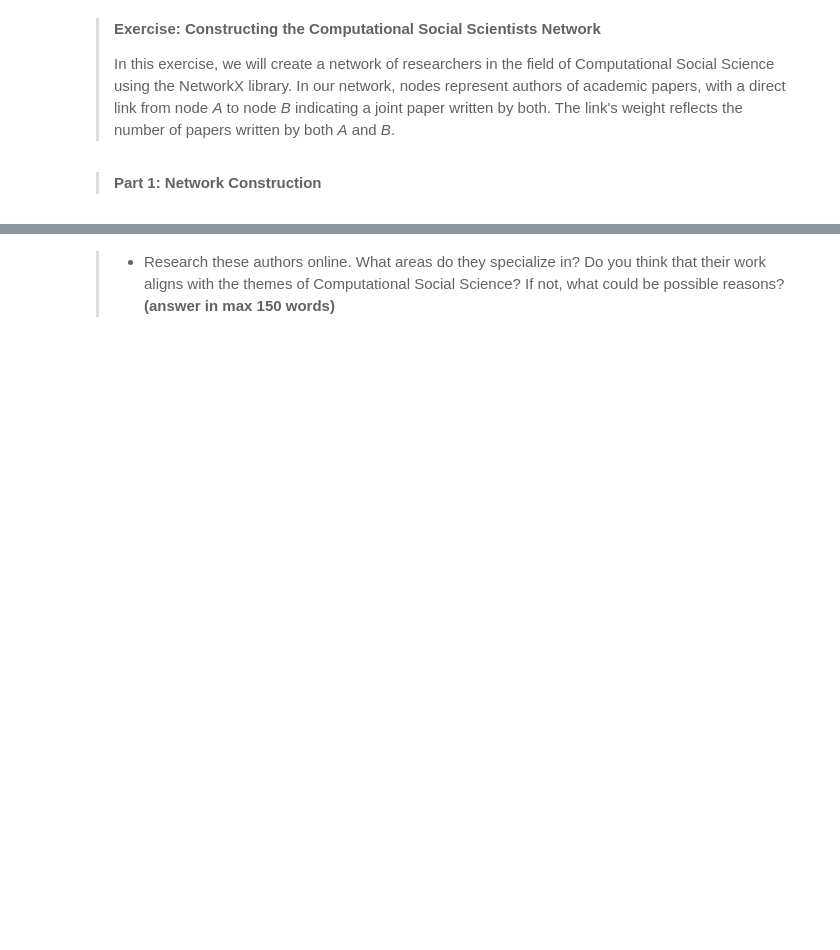
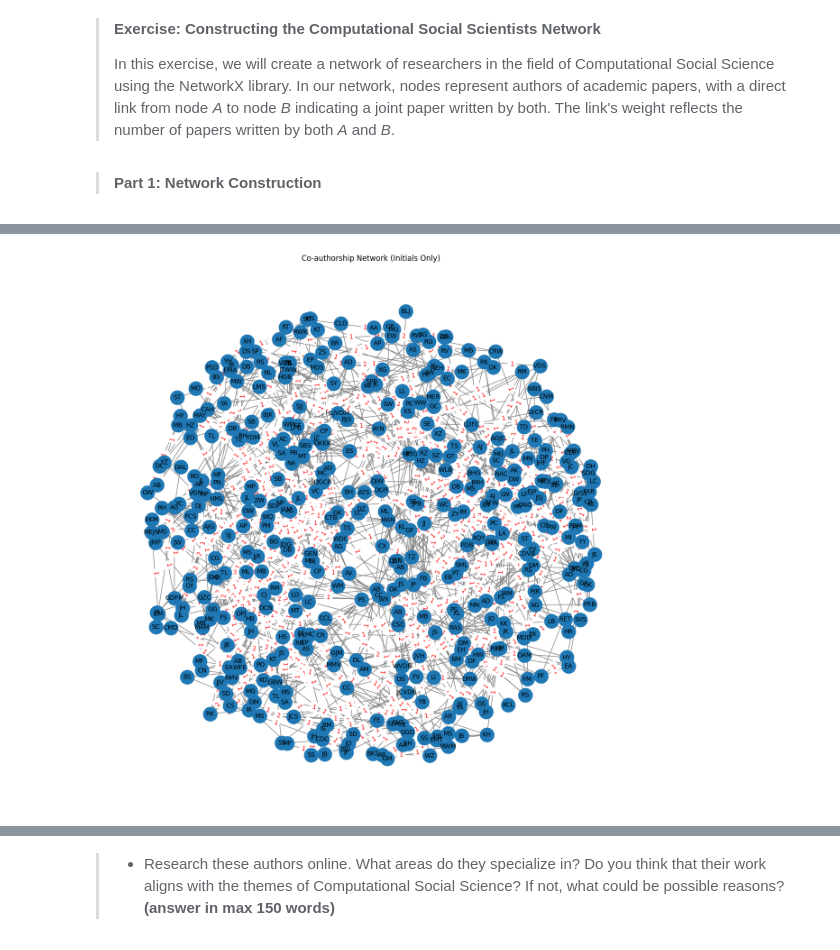
Before and after one commit to tryllekunstneren/Assignment1_Group11, a Jupyter notebook: Assignment1.ipynb, the cells around one changed output, grey strips where cells are left out. Drawn from its saved outputs; the diff is of its cells as text; code cells hidden in the pictures; blank space fills up the shorter version.

```diff
--- a/Assignment1.ipynb
+++ b/Assignment1.ipynb
@@ -374,0 +471,28 @@ Could not retrieve ID for Andrea Leigh Courtney. Skipping...
+# %%
+import matplotlib.pyplot as plt
+
+def get_initials(name):
+    # Extract the first letter of each word and join them (e.g., "Alex Pentland" -> "AP")
+    return ''.join([word[0].upper() for word in name.split() if word])
+
+# Increase the spacing between connected nodes by increasing the k parameter.
+# Adjust k as needed based on the density of your graph.
+pos = nx.spring_layout(G, k=0.5, iterations=50)
+
+# Create a new labels dictionary with initials instead of full names.
+initial_labels = {node: get_initials(node) for node in G.nodes()}
+
+plt.figure(figsize=(12, 12))
+
+# Draw the nodes and edges using the new labels (initials)
+nx.draw(G, pos, labels=initial_labels, node_size=500, font_size=10, edge_color='gray')
+
+# Retrieve the edge weights from the graph and draw them.
+edge_labels = nx.get_edge_attributes(G, 'weight')
+nx.draw_networkx_edge_labels(G, pos, edge_labels=edge_labels, font_color='red')
+
+plt.title("Co-authorship Network (Initials Only)")
+plt.axis('off')  # Hide axes for clarity
+plt.show()
+# %% [output]
+[figure, added]
```
Also changed, not shown: parts of 43 cells of this notebook.
